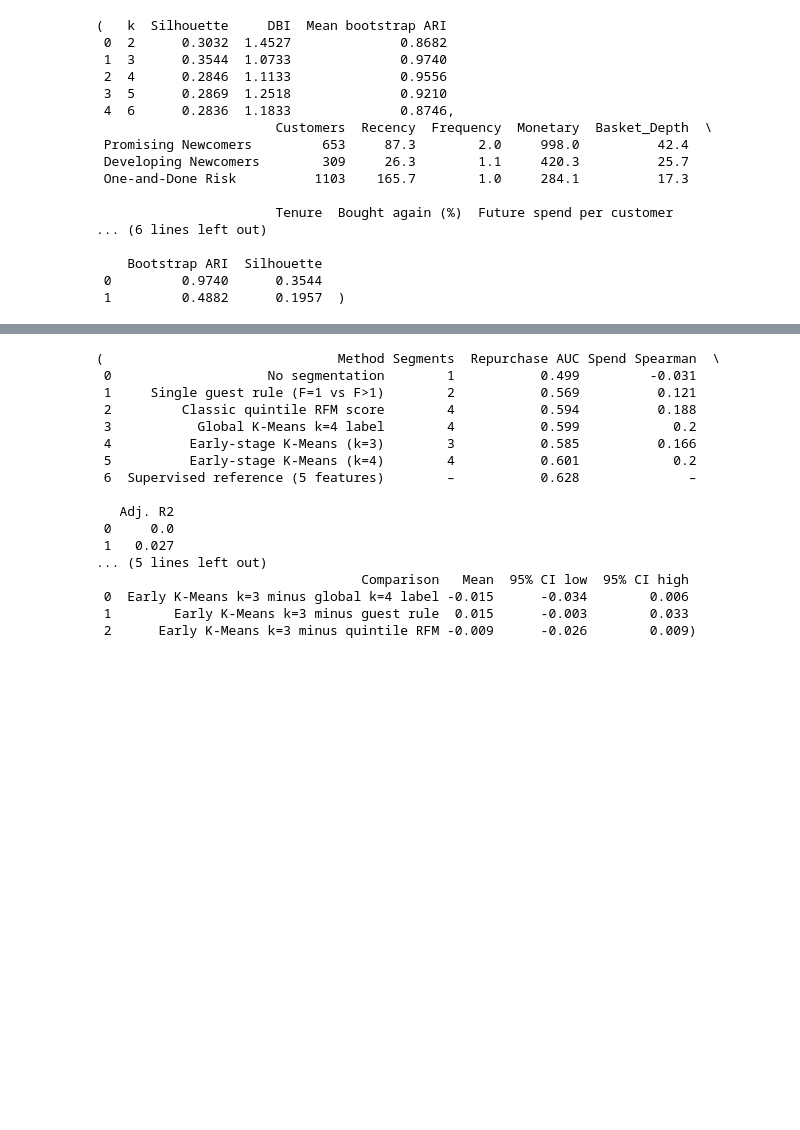
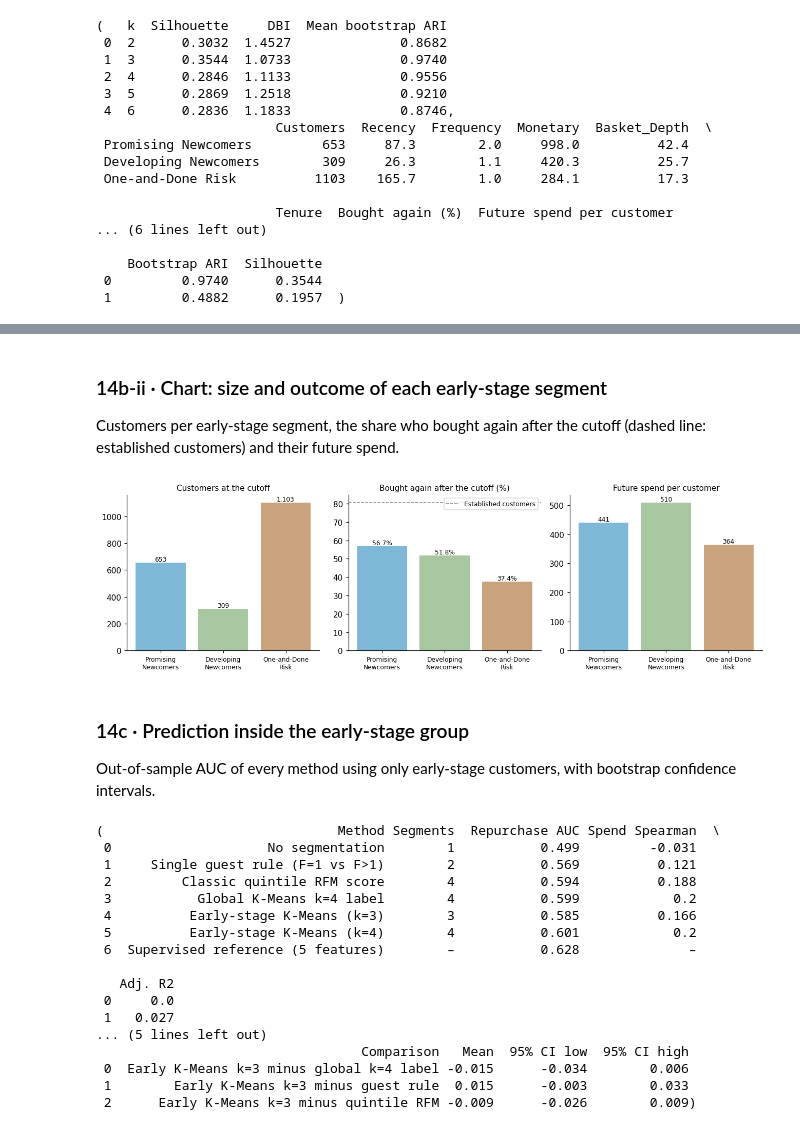
Before and after one commit to ahammedzihadkhan/Thesis-scrap-, a Jupyter notebook: thesis/notebook/Extended_RFM_Thesis.ipynb, the cells around one changed output, grey strips where cells are left out. Cells and saved outputs as stored; diff of their text form; code cells hidden in the pictures; blank space fills up the shorter version.

```diff
--- a/thesis/notebook/Extended_RFM_Thesis.ipynb
+++ b/thesis/notebook/Extended_RFM_Thesis.ipynb
@@ -986,3 +1107,24 @@ ek_tbl, ep, persist
+# %% [markdown]
+### 14b-ii · Chart: size and outcome of each early-stage segment
+Customers per early-stage segment, the share who bought again after the cutoff (dashed line: established customers) and their future spend.
+# %%
+# Size of each early-stage segment and what its customers did after the cutoff.
+fig, axes = plt.subplots(1, 3, figsize=(12, 3.6))
+for ax, col, title in zip(axes, ["Customers", "Bought again (%)", "Future spend per customer"],
+                          ["Customers at the cutoff", "Bought again after the cutoff (%)", "Future spend per customer"]):
+    ax.bar(range(3), ep[col], color=TRACK_COLORS[4:7])
+    ax.set_xticks(range(3), [n.replace(" ", "\n", 1) for n in EARLY_NAMES], fontsize=8)
+    ax.set_title(title, fontsize=10)
+    for x, v in enumerate(ep[col]):
+        ax.text(x, v, f"{v:.1f}%" if "%" in col else f"{v:,.0f}", ha="center", va="bottom", fontsize=8)
+axes[1].axhline(100 * y[est].mean(), ls="--", color="grey", lw=1, label="Established customers")
+axes[1].legend(fontsize=8)
+savefig("f_early_segment_outcomes")
+# %% [output]
+[figure, added]
+# %% [markdown]
+### 14c · Prediction inside the early-stage group
+Out-of-sample AUC of every method using only early-stage customers, with bootstrap confidence intervals.
 # %%
 # 14c — effectiveness inside the early-stage group (out of sample, same protocol as Part 7).
 ye, se = y[early], spend[early]
```
Also changed, not shown: parts of 48 cells of this notebook, 7 other files.
